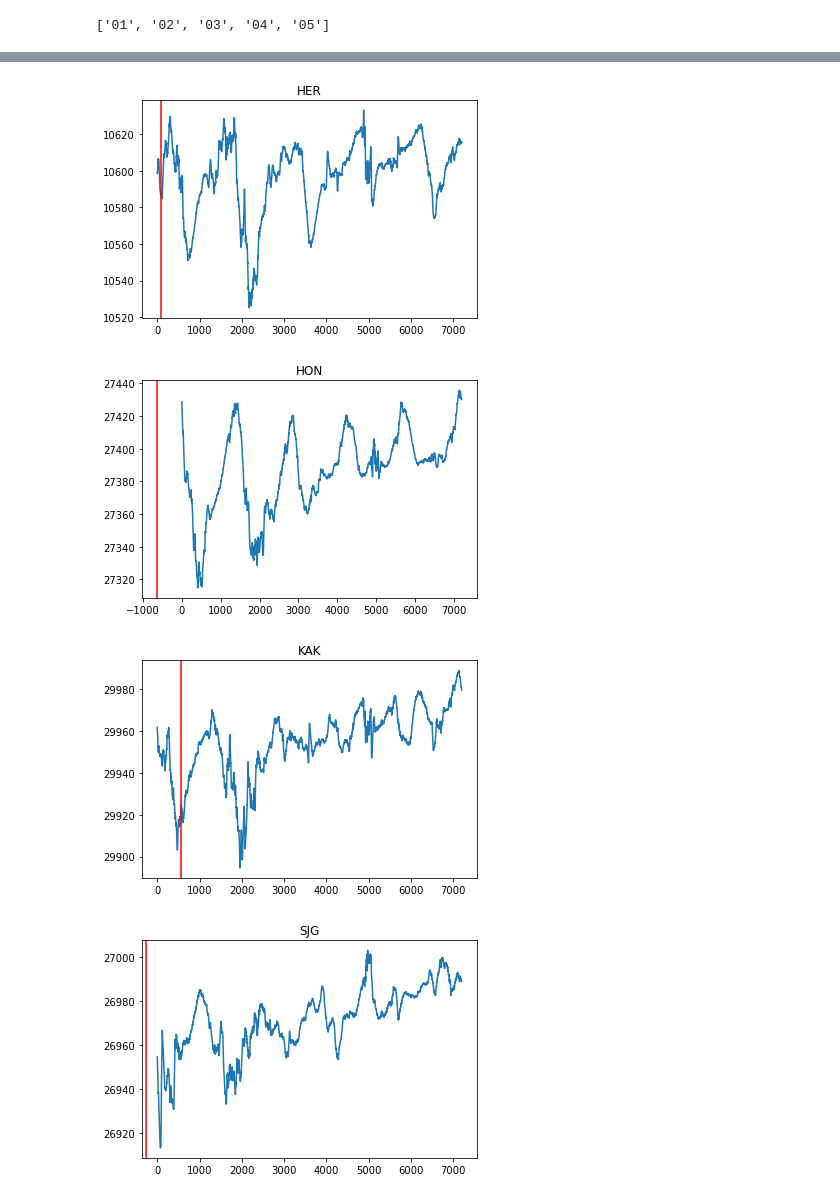
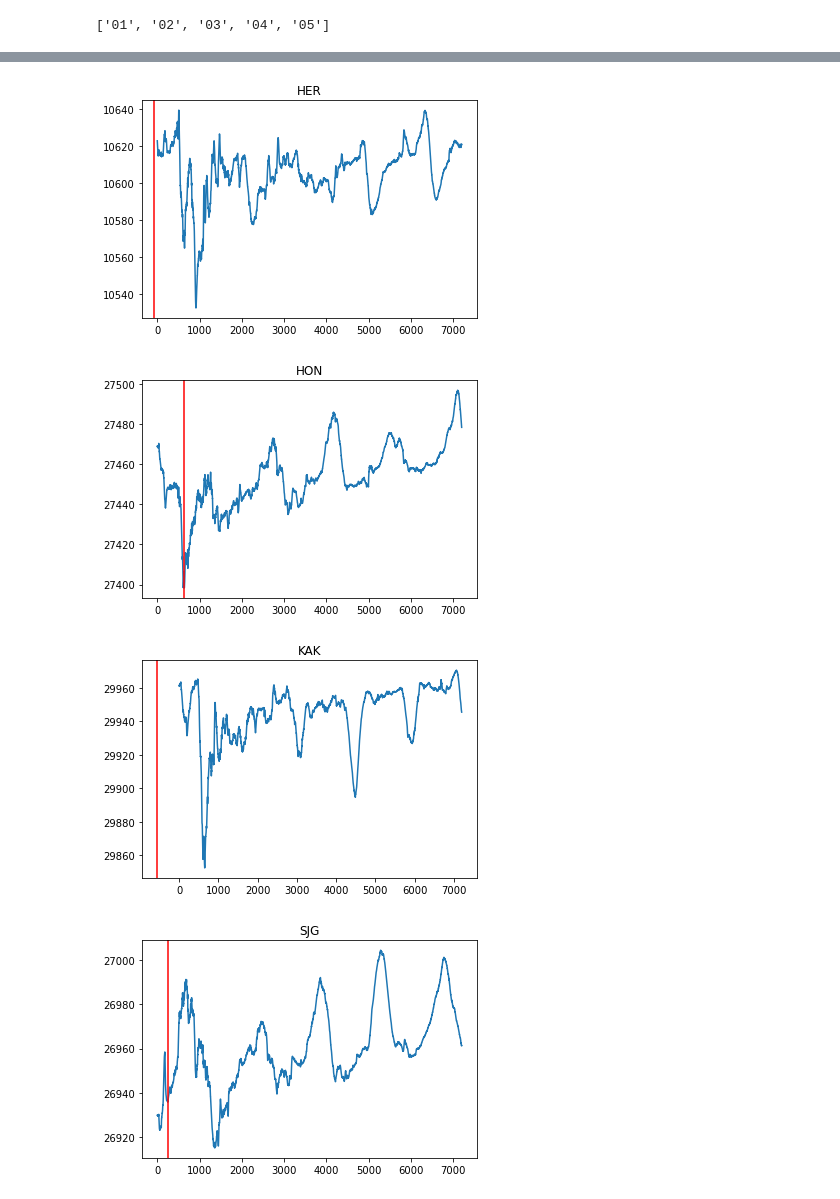
Before and after one commit to ant-guerrero/i4s, a Jupyter notebook: L04_UT_vs_LT.ipynb, the cells around one changed output, grey strips where cells are left out. Saved outputs shown, nothing was run; the diff lists cells and outputs as text; code cells hidden in the pictures.

```diff
--- a/L04_UT_vs_LT.ipynb
+++ b/L04_UT_vs_LT.ipynb
@@ -3,34 +3,33 @@
 # %%
-# importamos las librerías que vamos a necesitar
+# import libraries
 import pandas as pd
 import matplotlib.pyplot as plt
 import matplotlib.dates as mdates
 import datetime
 import numpy as np
 
-# nuestra librería
-import ist_lib as ist
+# our library
+import i4s_lib as i4s
 
-folder='dst_stations/2015-03/'
-month='201503'
+folder='i4s_geomag_data/'
+month='201303'
 
-# observatorios usados para el índice Dst
+# observatories used in Dst index
 obs=['her','hon','kak','sjg']
 
-# días a observar: seis primmeros días '01' - '05'
+# days to observe: five first days '01' - '05'
 qs=pd.Series(range(1,6))
 qs=pd.Series.tolist(qs.apply(lambda x: '{0:0>2}'.format(x)))
 print(qs)
-
-# variable para guardar todos los datos (1440 minutos) de los cuatro observatorios,
-# los días necesarios
+# variable to contain all the values (1440 minutes) of all four observatories,
+# for the five quiet days
 dat = np.zeros([len(obs),len(qs),1440])
 
-# leer todos los días en calma del mes para cada observatorio (sólo la componente H (c1))
+# read all the quiet days of the month for each observatory (only the H component (c1))
 for o in obs:
     for q in qs:
-        filename=folder + o + '/' + o + month + q + 'qmin.min'
-        df=ist.read_im(filename=filename)
+        filename=o + month + q + '*min.min'
+        df=i4s.read_im(filepattern=filename,folder=folder)
         data=df['data']
         dat[obs.index(o)][qs.index(q)][:]=data.c1
 # %% [output]
@@ -67,46 +64,46 @@ plt.plot(dat[3][:][:].reshape(-1));
 # %%
-# Obtenemos las longitudes de los cuatro observatorios como hicimos en ejemplos anteriores
+# Get longitudes for all four observatories like we have done in other examples
 lons=['','','','']
 for o in obs:
-    filename=folder + o + '/' + o + month + q + 'qmin.min'
-    df=ist.read_im(filename=filename)
+    filename=o + month + q + '*min.min'
+    df=i4s.read_im(filepattern=filename,folder=folder)
     lons[obs.index(o)]=df['lon']
 
-# Convertimos las longitudes al rango entre -180 y 180
+# Convert longitudes to numbers in the range -180 and 180
 lons = [(float(lon) + 180) % 360 - 180 for lon in lons]
 
-# Calculamos el número de minutos en que se situa el cambio de día local respecto de UT
+# Calculate the number of minutes the local time change from one day to the other, respect of UT
 mins=[]
 for lon in lons:
     mins.append(-int(lon / 360 * 1440))
 
-# Mostramos en un gráfica donde se sitúa dicho punto (media noche local)
-# Para HER
+# Show in a figure where that point is situated (local midnight)
+# For HER
 plt.plot(dat[0][:][:].reshape(-1));
 plt.axvline(x = mins[0], color = 'r')
 plt.title('HER')
 plt.show();
 
-# Para HON
+# For HON
 plt.plot(dat[1][:][:].reshape(-1));
 plt.axvline(x = mins[1], color = 'r')
 plt.title('HON')
 plt.show();
 
-# Para KAK
+# For KAK
 plt.plot(dat[2][:][:].reshape(-1));
 plt.axvline(x = mins[2], color = 'r')
 plt.title('KAK')
 plt.show();
 
-# Para SJG
+# For SJG
 plt.plot(dat[3][:][:].reshape(-1));
 plt.axvline(x = mins[3], color = 'r')
 plt.title('SJG')
 plt.show();
 # %% [output]
-[figure, old version]
+[figure, new version]
-[figure, old version]
+[figure, new version]
-[figure, old version]
+[figure, new version]
-[figure, old version]
+[figure, new version]
 # %% [markdown]
```
Also changed, not shown: parts of 22 cells of this notebook, 7 other files.
